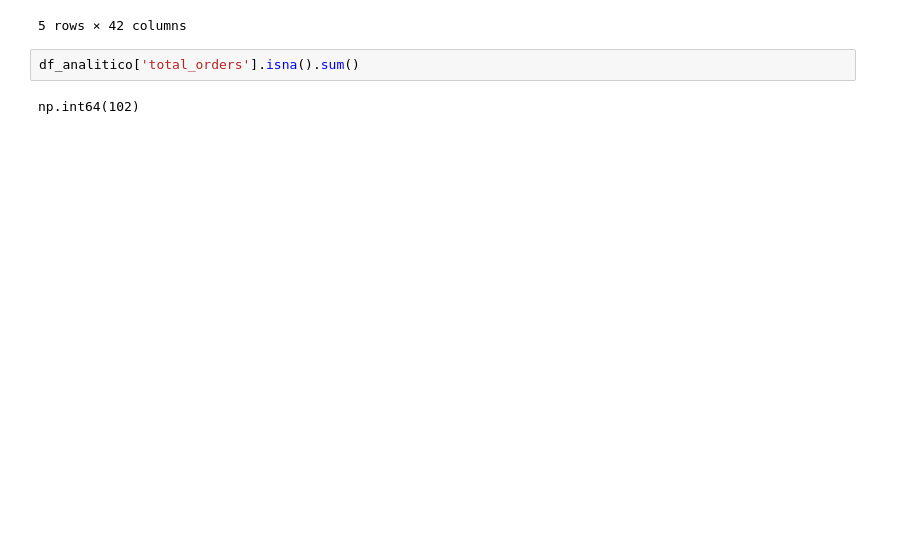
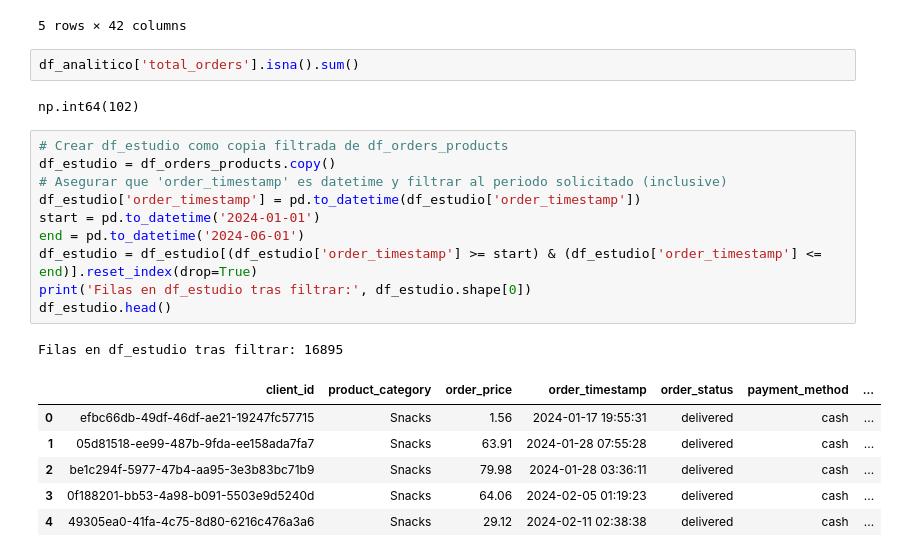
Before and after one commit to Tatuu56/Proyecto-gobierno-de-datos, a Jupyter notebook: main.ipynb, the cells around one changed output. Cells and saved outputs as stored; diff of their text form; blank space fills up the shorter version.

```diff
--- a/main.ipynb
+++ b/main.ipynb
@@ -284,3 +284,21 @@ df_analitico.head()
 df_analitico['total_orders'].isna().sum()
 # %% [output]
 np.int64(102)
+# %%
+# Crear df_estudio como copia filtrada de df_orders_products
+df_estudio = df_orders_products.copy()
+# Asegurar que 'order_timestamp' es datetime y filtrar al periodo solicitado (inclusive)
+df_estudio['order_timestamp'] = pd.to_datetime(df_estudio['order_timestamp'])
+start = pd.to_datetime('2024-01-01')
+end = pd.to_datetime('2024-06-01')
+df_estudio = df_estudio[(df_estudio['order_timestamp'] >= start) & (df_estudio['order_timestamp'] <= end)].reset_index(drop=True)
+print('Filas en df_estudio tras filtrar:', df_estudio.shape[0])
+df_estudio.head()
+# %% [output]
+Filas en df_estudio tras filtrar: 16895
+|  | client_id | product_category | order_price | order_timestamp | order_status | payment_method | ... |
+| 0 | efbc66db-49df-46df-ae21-19247fc57715 | Snacks | 1.56 | 2024-01-17 19:55:31 | delivered | cash | ... |
+| 1 | 05d81518-ee99-487b-9fda-ee158ada7fa7 | Snacks | 63.91 | 2024-01-28 07:55:28 | delivered | cash | ... |
+| 2 | be1c294f-5977-47b4-aa95-3e3b83bc71b9 | Snacks | 79.98 | 2024-01-28 03:36:11 | delivered | cash | ... |
+| 3 | 0f188201-bb53-4a98-b091-5503e9d5240d | Snacks | 64.06 | 2024-02-05 01:19:23 | delivered | cash | ... |
+| 4 | 49305ea0-41fa-4c75-8d80-6216c476a3a6 | Snacks | 29.12 | 2024-02-11 02:38:38 | delivered | cash | ... |
```
Also changed, not shown: parts of 1 cell of this notebook, 1 other file.
